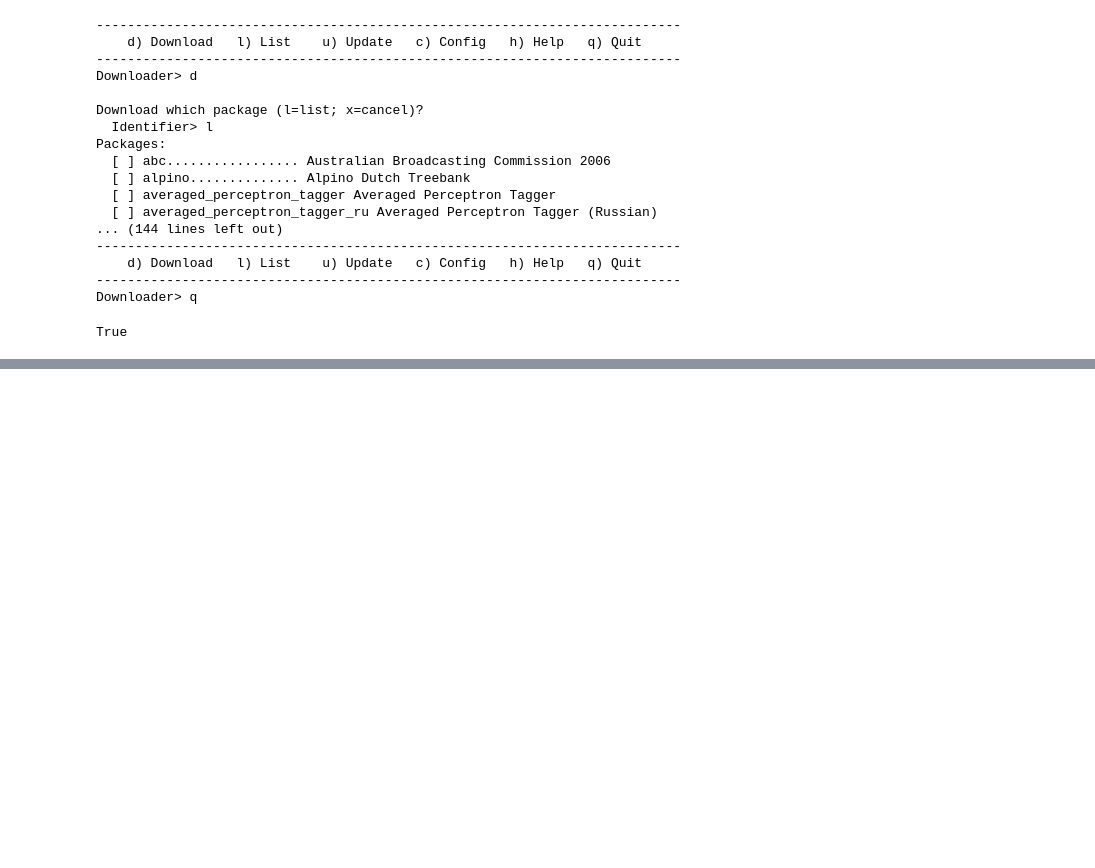
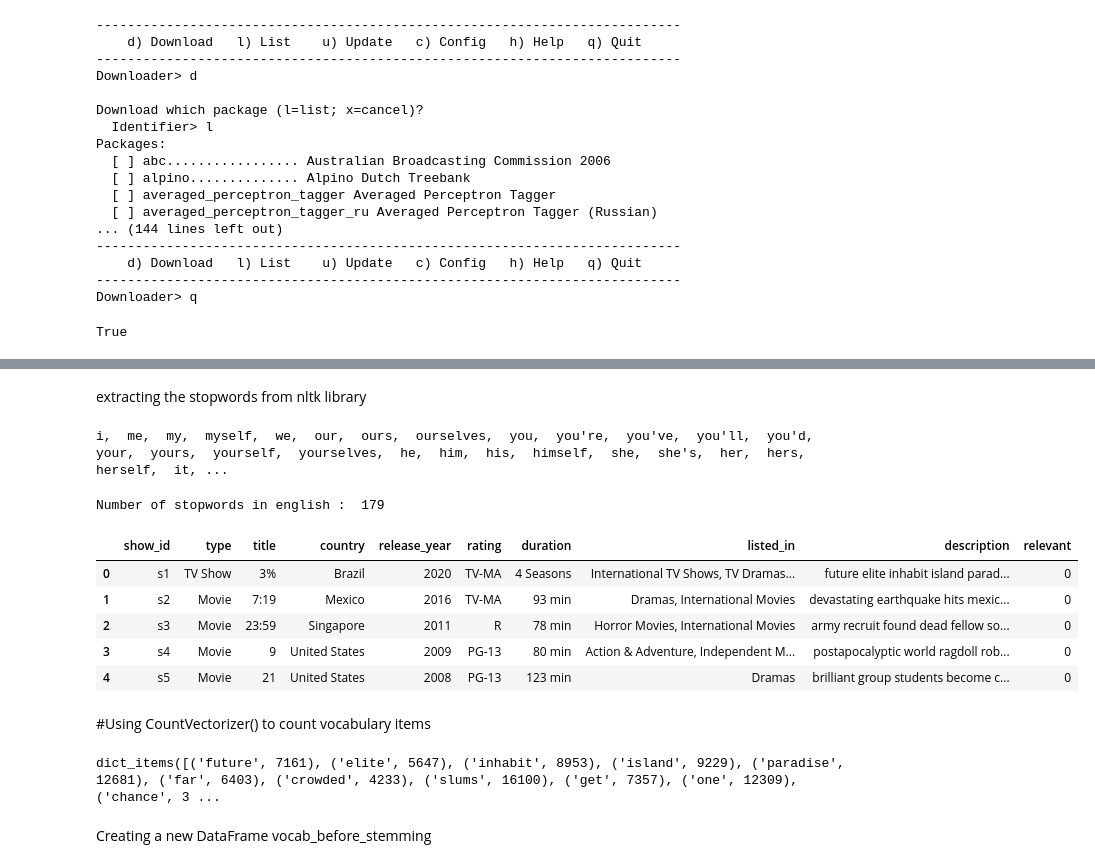
Before and after one commit to pritesh2292/Netflix-Movies-Tv-Shows-Clustering, a Jupyter notebook: Netflix_unsupervised_ML_capstone_project_.ipynb, the cells around one changed output, grey strips where cells are left out. Drawn from its saved outputs; the diff is of its cells as text; code cells hidden in the pictures; blank space fills up the shorter version.

```diff
--- a/Netflix_unsupervised_ML_capstone_project_.ipynb
+++ b/Netflix_unsupervised_ML_capstone_project_.ipynb
@@ -431,0 +462,33 @@ True
+# %% [markdown]
+extracting the stopwords from nltk library
+# %%
+sw = nltk.corpus.stopwords.words('english')
+# displaying the stopwords
+for i in sw:
+  print(i , end=',  ')
+# %% [output]
+i,  me,  my,  myself,  we,  our,  ours,  ourselves,  you,  you're,  you've,  you'll,  you'd,  your,  yours,  yourself,  yourselves,  he,  him,  his,  himself,  she,  she's,  her,  hers,  herself,  it, ...
+# %%
+print("Number of stopwords in english : ", len(sw))
+# %% [output]
+Number of stopwords in english :  179
+# %%
+def remove_stopwords(text):
+    '''a function for removing the stopword'''
+    # removing the stop words and lowercasing the selected words
+    #Method 1
+    text1 = [word.lower() for word in text.split() if word.lower() not in sw]
+    # joining the list of words with space separator
+    return " ".join(text1)
+# %%
+df['description'] = df['description'].apply( remove_stopwords )
+df.head()
+# %% [output]
+|  | show_id | type | title | country | release_year | rating | duration | listed_in | description | relevant |
+| 0 | s1 | TV Show | 3% | Brazil | 2020 | TV-MA | 4 Seasons | International TV Shows, TV Dramas... | future elite inhabit island parad... | 0 |
+| 1 | s2 | Movie | 7:19 | Mexico | 2016 | TV-MA | 93 min | Dramas, International Movies | devastating earthquake hits mexic... | 0 |
+| 2 | s3 | Movie | 23:59 | Singapore | 2011 | R | 78 min | Horror Movies, International Movies | army recruit found dead fellow so... | 0 |
+| 3 | s4 | Movie | 9 | United States | 2009 | PG-13 | 80 min | Action & Adventure, Independent M... | postapocalyptic world ragdoll rob... | 0 |
+| 4 | s5 | Movie | 21 | United States | 2008 | PG-13 | 123 min | Dramas | brilliant group students become c... | 0 |
+# %% [markdown]
+#Using CountVectorizer() to count vocabulary items
@@ -431,0 +502,4 @@ True
+# %%
+dictionary
+# %% [output]
+dict_items([('future', 7161), ('elite', 5647), ('inhabit', 8953), ('island', 9229), ('paradise', 12681), ('far', 6403), ('crowded', 4233), ('slums', 16100), ('get', 7357), ('one', 12309), ('chance', 3 ...
@@ -431,0 +512,2 @@ True
+# %% [markdown]
+Creating a new DataFrame vocab_before_stemming
```
Also changed, not shown: parts of 29 cells of this notebook.
